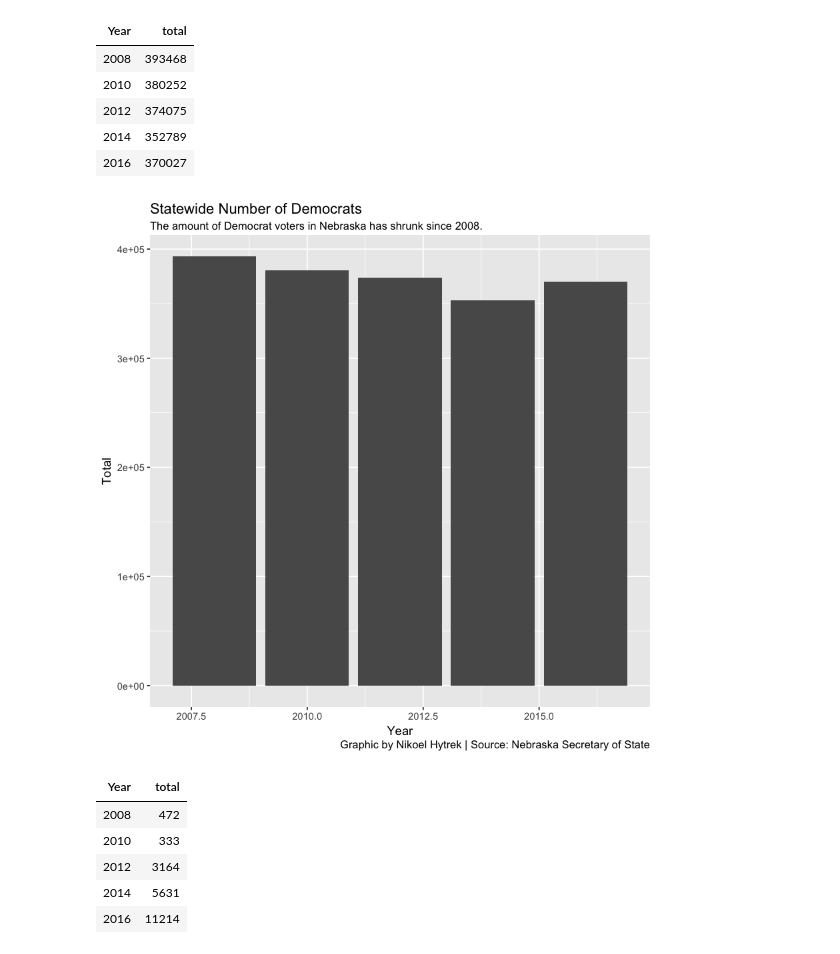
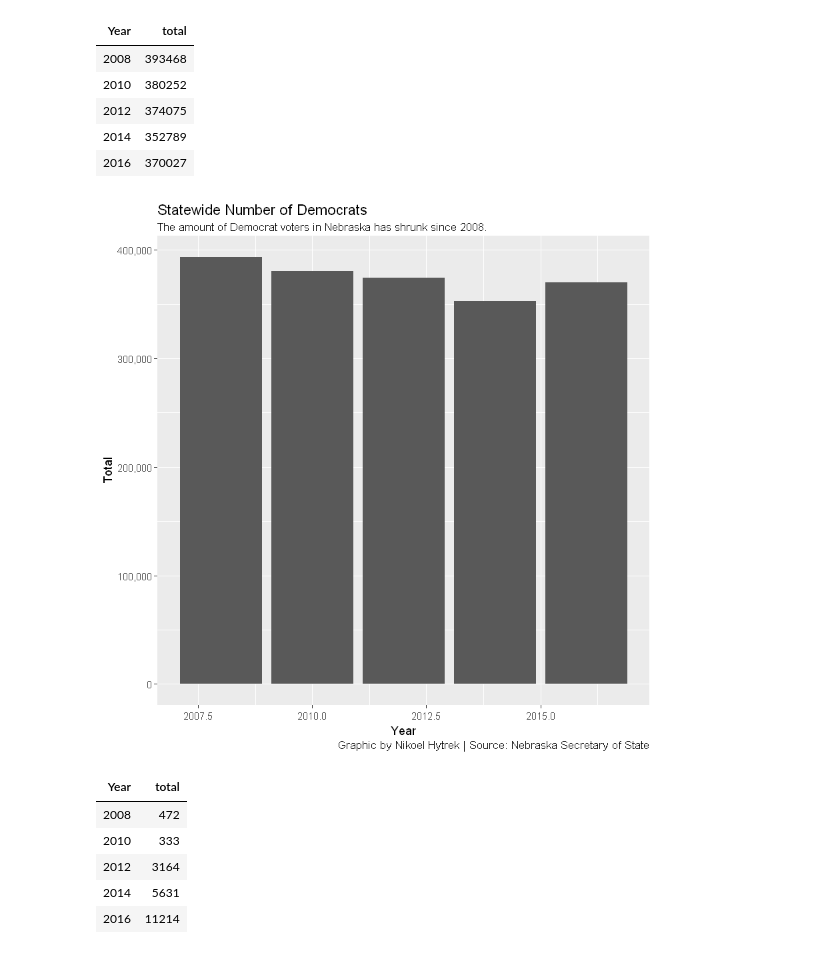
Before and after one commit to NikHytrek/First-project, a Jupyter notebook: project.ipynb, the cells around one changed output. Drawn from its saved outputs; the diff is of its cells as text; code cells hidden in the pictures.

```diff
--- a/project.ipynb
+++ b/project.ipynb
@@ -111,10 +106,10 @@ head(statewided)
 | 2014 | 352789 |
 | 2016 | 370027 |
 # %%
-ggplot(statewided, aes(x=Year, weight=total)) + geom_bar() + labs(x="Year", y="Total", title="Statewide Number of Democrats", subtitle="The amount of Democrat voters in Nebraska has shrunk since 2008.",
+ggplot(statewided, aes(x=Year, weight=total)) + geom_bar() + scale_y_continuous(labels = comma) + labs(x="Year", y="Total", title="Statewide Number of Democrats", subtitle="The amount of Democrat voters in Nebraska has shrunk since 2008.",
      caption="Graphic by Nikoel Hytrek | Source: Nebraska Secretary of State")
 # %% [output]
-[figure, old version]
+[figure, new version]
 # %%
 ggsave("dem.pdf", width=6, height=6)
 # %%
```
Also changed, not shown: parts of 13 cells of this notebook.
